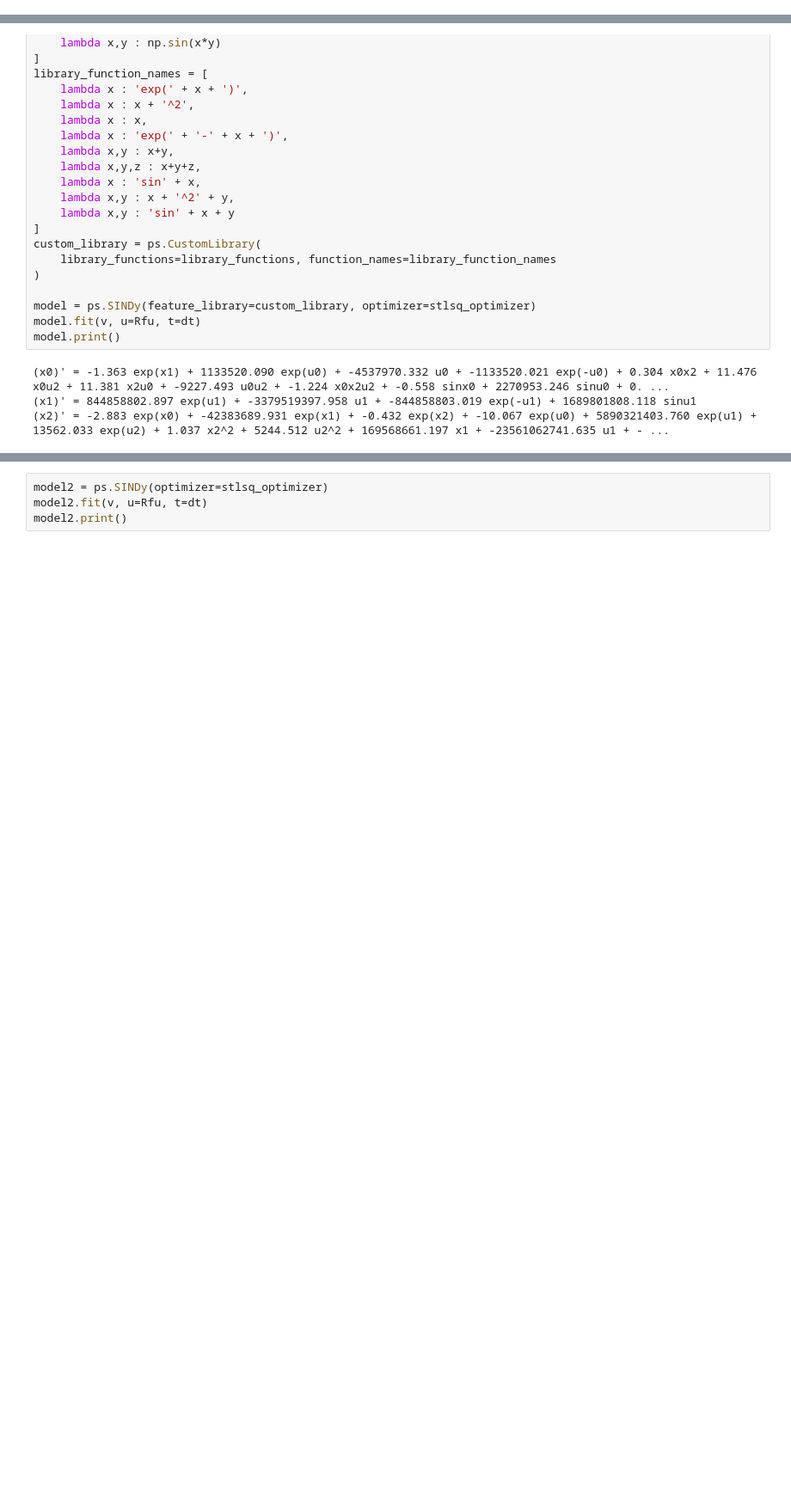
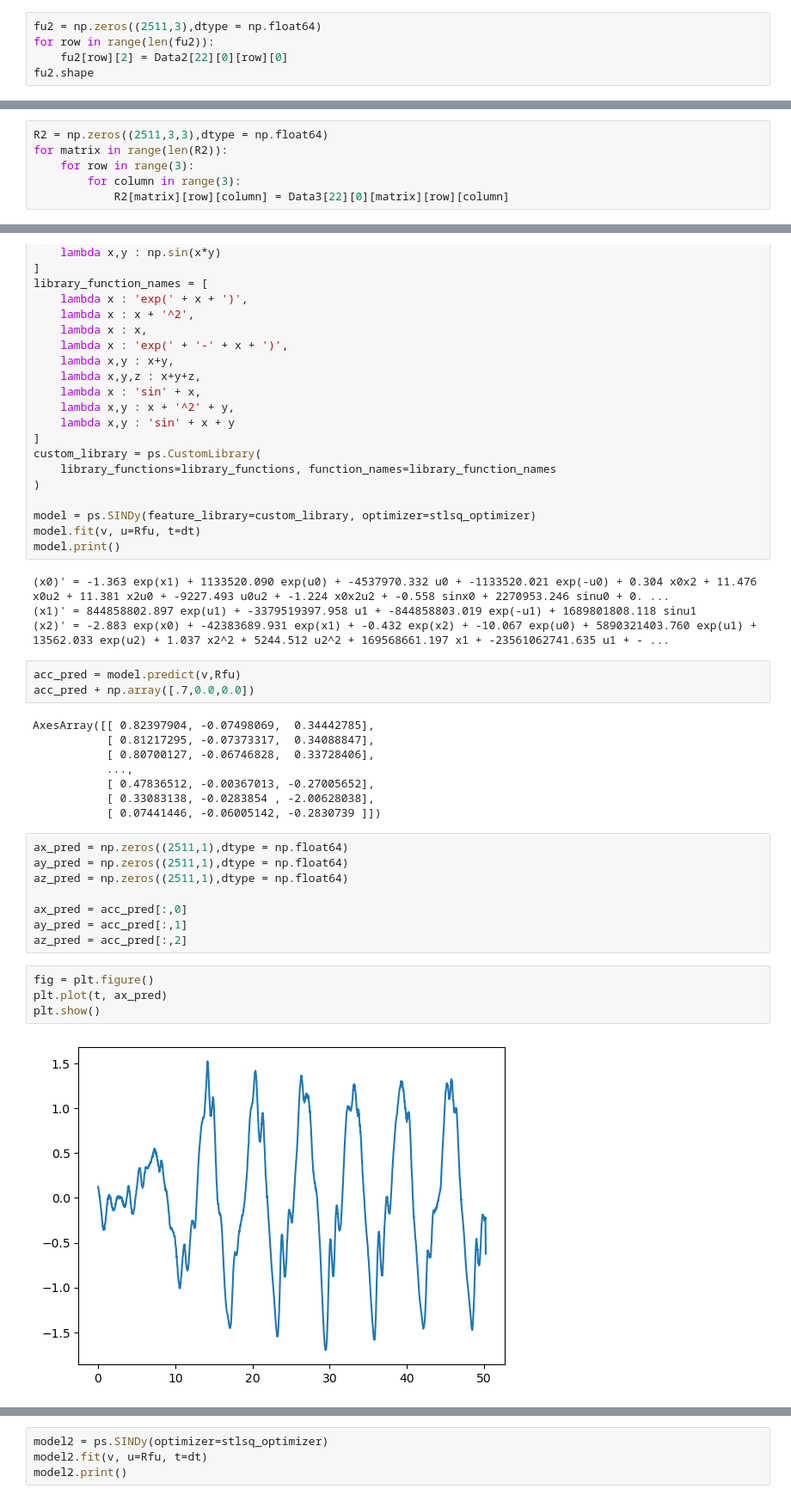
Before and after one commit to Arunabh17/Nonlinear_System_Identification, a Jupyter notebook: SINDy - Neural Fly.ipynb, the cells around one changed output, grey strips where cells are left out. Shown at 86% size. Saved outputs shown, nothing was run; the diff lists cells and outputs as text; blank space fills up the shorter version.

```diff
--- a/SINDy - Neural Fly.ipynb
+++ b/SINDy - Neural Fly.ipynb
@@ -38,3 +60,8 @@ for row in range(len(fu)):
 fu.shape
 # %% [output]
 (2511, 3)
+# %%
+fu2 = np.zeros((2511,3),dtype = np.float64)
+for row in range(len(fu2)):
+    fu2[row][2] = Data2[22][0][row][0]
+fu2.shape
@@ -54,6 +83,12 @@ for matrix in range(len(R)):
     for row in range(3):
         for column in range(3):
             R[matrix][row][column] = Data3[21][0][matrix][row][column]
+# %%
+R2 = np.zeros((2511,3,3),dtype = np.float64)
+for matrix in range(len(R2)):
+    for row in range(3):
+        for column in range(3):
+            R2[matrix][row][column] = Data3[22][0][matrix][row][column]
 # %%
 result = np.matmul(R[2],fu[2])
 print(fu[0])
@@ -111,3 +153,28 @@ model.print()
 (x0)' = -1.363 exp(x1) + 1133520.090 exp(u0) + -4537970.332 u0 + -1133520.021 exp(-u0) + 0.304 x0x2 + 11.476 x0u2 + 11.381 x2u0 + -9227.493 u0u2 + -1.224 x0x2u2 + -0.558 sinx0 + 2270953.246 sinu0 + 0. ...
 (x1)' = 844858802.897 exp(u1) + -3379519397.958 u1 + -844858803.019 exp(-u1) + 1689801808.118 sinu1
 (x2)' = -2.883 exp(x0) + -42383689.931 exp(x1) + -0.432 exp(x2) + -10.067 exp(u0) + 5890321403.760 exp(u1) + 13562.033 exp(u2) + 1.037 x2^2 + 5244.512 u2^2 + 169568661.197 x1 + -23561062741.635 u1 + - ...
+# %%
+acc_pred = model.predict(v,Rfu)
+acc_pred + np.array([.7,0.0,0.0])
+# %% [output]
+AxesArray([[ 0.82397904, -0.07498069,  0.34442785],
+           [ 0.81217295, -0.07373317,  0.34088847],
+           [ 0.80700127, -0.06746828,  0.33728406],
+           ...,
+           [ 0.47836512, -0.00367013, -0.27005652],
+           [ 0.33083138, -0.0283854 , -2.00628038],
+           [ 0.07441446, -0.06005142, -0.2830739 ]])
+# %%
+ax_pred = np.zeros((2511,1),dtype = np.float64)
+ay_pred = np.zeros((2511,1),dtype = np.float64)
+az_pred = np.zeros((2511,1),dtype = np.float64)
+
+ax_pred = acc_pred[:,0]
+ay_pred = acc_pred[:,1]
+az_pred = acc_pred[:,2]
+# %%
+fig = plt.figure()
+plt.plot(t, ax_pred)
+plt.show()
+# %% [output]
+[figure, added]
```
Also changed, not shown: parts of 51 cells of this notebook, 2 other files.
